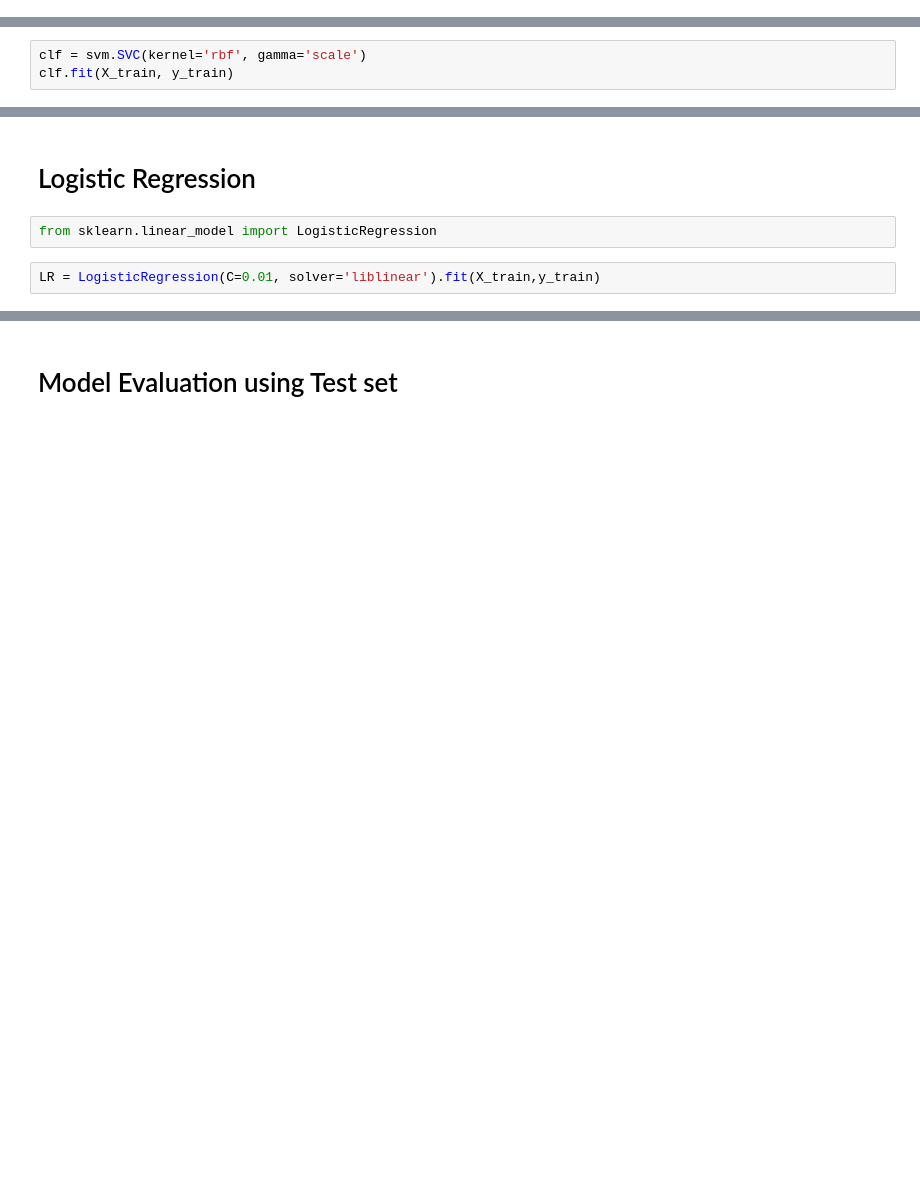
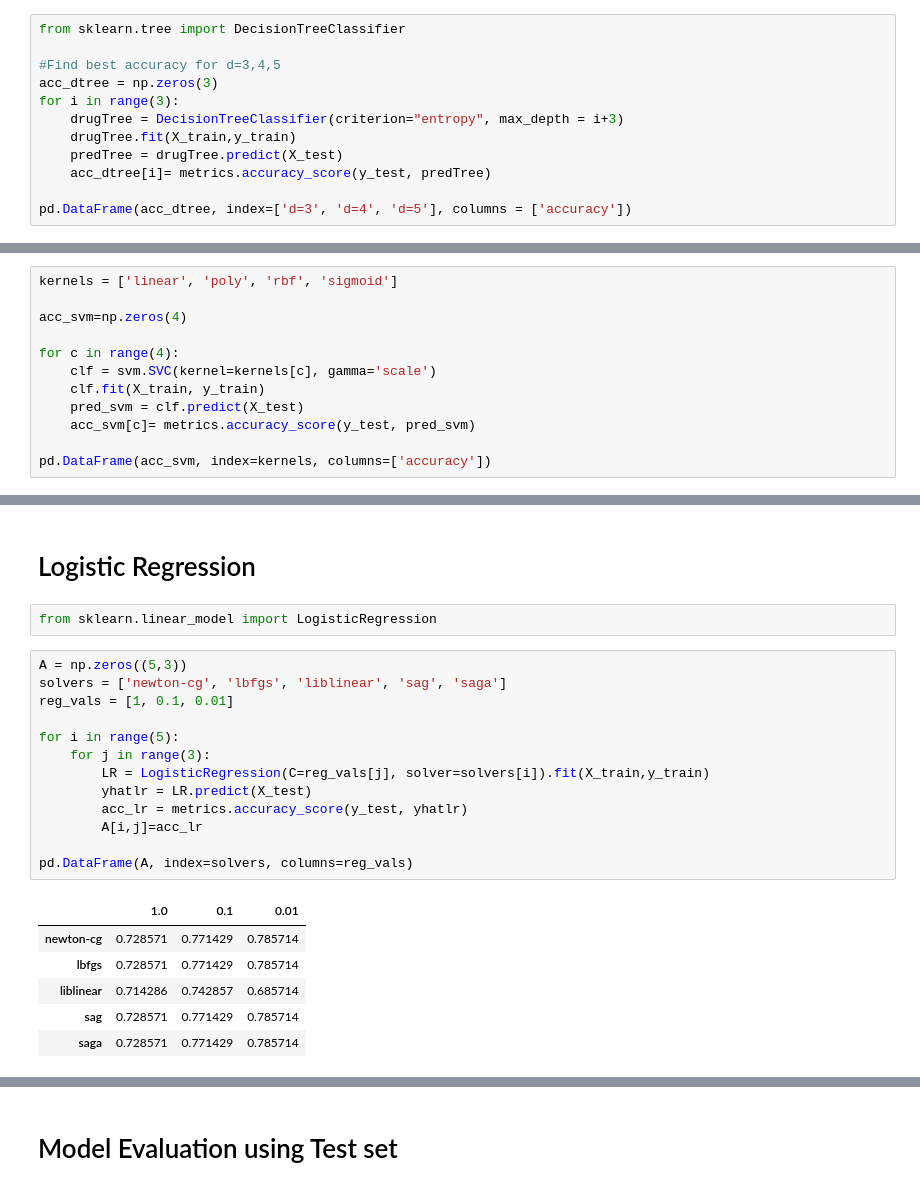
Before and after one commit to NiccoloFalciani/coursera-IBM-course-Assignment-8, a Jupyter notebook: Final Assignment .ipynb, the cells around one changed output, grey strips where cells are left out. Saved outputs shown, nothing was run; the diff lists cells and outputs as text; blank space fills up the shorter version.

```diff
--- a/Final Assignment .ipynb
+++ b/Final Assignment .ipynb
@@ -337,0 +327,12 @@ DecisionTreeClassifier(class_weight=None, criterion='entropy', max_depth=4,
+# %%
+from sklearn.tree import DecisionTreeClassifier
+
+#Find best accuracy for d=3,4,5
+acc_dtree = np.zeros(3)
+for i in range(3):
+    drugTree = DecisionTreeClassifier(criterion="entropy", max_depth = i+3)
+    drugTree.fit(X_train,y_train)
+    predTree = drugTree.predict(X_test)
+    acc_dtree[i]= metrics.accuracy_score(y_test, predTree)
+
+pd.DataFrame(acc_dtree, index=['d=3', 'd=4', 'd=5'], columns = ['accuracy'])
@@ -342,3 +353,0 @@ from sklearn import svm
-# %%
-clf = svm.SVC(kernel='rbf', gamma='scale')
-clf.fit(X_train, y_train)
@@ -349,0 +354,12 @@ SVC(C=1.0, cache_size=200, class_weight=None, coef0=0.0,
+# %%
+kernels = ['linear', 'poly', 'rbf', 'sigmoid']
+
+acc_svm=np.zeros(4)
+
+for c in range(4):
+    clf = svm.SVC(kernel=kernels[c], gamma='scale')
+    clf.fit(X_train, y_train)
+    pred_svm = clf.predict(X_test)
+    acc_svm[c]= metrics.accuracy_score(y_test, pred_svm)
+
+pd.DataFrame(acc_svm, index=kernels, columns=['accuracy'])
@@ -351,5 +378,23 @@ SVC(C=1.0, cache_size=200, class_weight=None, coef0=0.0,
 # Logistic Regression
 # %%
 from sklearn.linear_model import LogisticRegression
-# %%
-LR = LogisticRegression(C=0.01, solver='liblinear').fit(X_train,y_train)
+# %%
+A = np.zeros((5,3))
+solvers = ['newton-cg', 'lbfgs', 'liblinear', 'sag', 'saga']
+reg_vals = [1, 0.1, 0.01]
+
+for i in range(5):
+    for j in range(3):
+        LR = LogisticRegression(C=reg_vals[j], solver=solvers[i]).fit(X_train,y_train)
+        yhatlr = LR.predict(X_test)
+        acc_lr = metrics.accuracy_score(y_test, yhatlr)
+        A[i,j]=acc_lr
+
+pd.DataFrame(A, index=solvers, columns=reg_vals)
+# %% [output]
+|  | 1.0 | 0.1 | 0.01 |
+| newton-cg | 0.728571 | 0.771429 | 0.785714 |
+| lbfgs | 0.728571 | 0.771429 | 0.785714 |
+| liblinear | 0.714286 | 0.742857 | 0.685714 |
+| sag | 0.728571 | 0.771429 | 0.785714 |
+| saga | 0.728571 | 0.771429 | 0.785714 |
```
Also changed, not shown: parts of 15 cells of this notebook.
